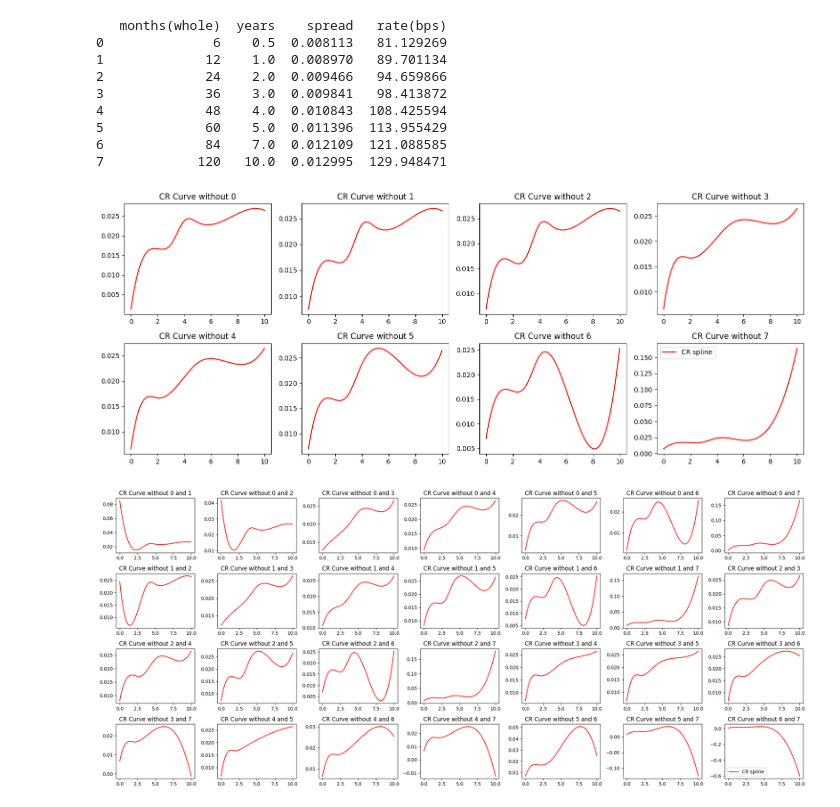
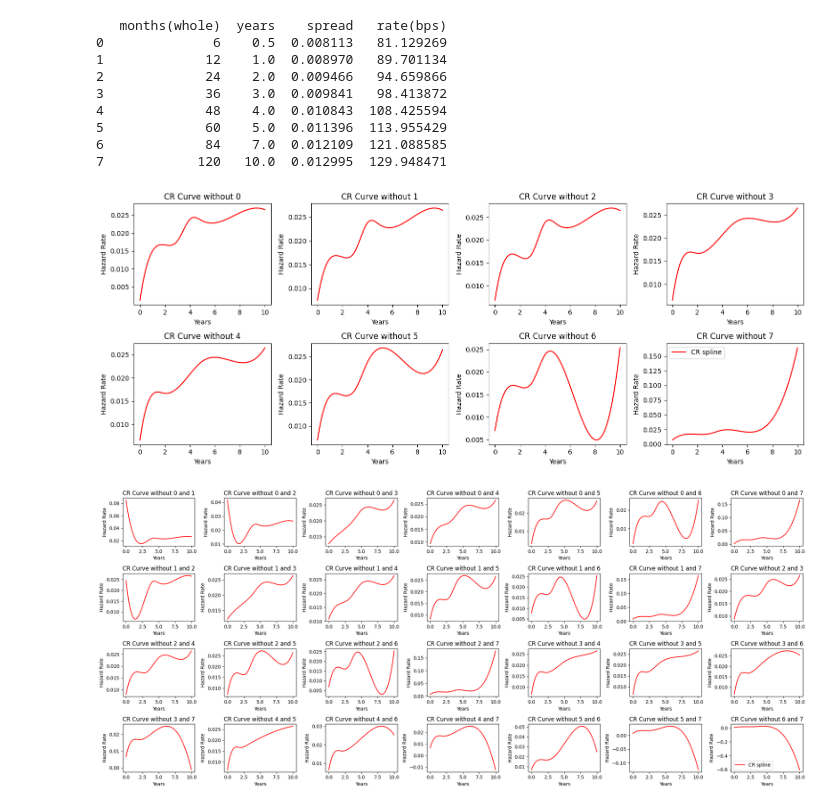
Before and after one commit to kasirajr/tesco-industry-project, a Jupyter notebook: termStructureCurves.ipynb, the cells around one changed output. Cells and saved outputs as stored; diff of their text form; code cells hidden in the pictures.

```diff
--- a/termStructureCurves.ipynb
+++ b/termStructureCurves.ipynb
@@ -39,8 +45,11 @@ for i in range(len(cr_termS)):
     y_spline = cr_model.termStructureSpline(x_range)
     axs.flatten()[i].set_title(f'CR Curve without {i}');
     axs.flatten()[i].plot(x_range, y_spline, color='red', label='CR spline')
+    axs.flatten()[i].set_xlabel("Years")
+    axs.flatten()[i].set_ylabel("Hazard Rate")
 plt.tight_layout()
 plt.legend()
+plt.savefig('yield_curve_graphs/stat_bootstrap_hazard_rate_1.png')
 plt.show()
 # %% [output]
    months(whole)  years    spread   rate(bps)
@@ -52,24 +61,27 @@ plt.show()
 5             60    5.0  0.011396  113.955429
 6             84    7.0  0.012109  121.088585
 7            120   10.0  0.012995  129.948471
-[figure, old version]
+[figure, new version]
 # %%
 fig, axs = plt.subplots(4, 7, figsize=(21, 9))
 k = 0
 for i in range(len(cr_termS)):
     j=i+1
     while j < len(cr_termS):
         new_cr_termS = cr_termS.drop([i, j]).reset_index(drop=True)
         cr_model = extended_cir.CreditRiskCIRPP(ir_termS, new_cr_termS, cr_params['k'][0], cr_params['theta'][0],
                                                 cr_params['sigma'][0], cr_params['x0'][0], cr_params['recovery_rate'][0], cr_params['premium_frequency'][0])
         x_range = np.linspace(0, 10, 1000)
         y_spline = cr_model.termStructureSpline(x_range)
         axs.flatten()[k].set_title(f'CR Curve without {i} and {j}');
         axs.flatten()[k].plot(x_range, y_spline, color='red', label='CR spline')
+        axs.flatten()[k].set_xlabel("Years")
+        axs.flatten()[k].set_ylabel("Hazard Rate")
         j+=1
         k+=1
 plt.tight_layout()
 plt.legend()
+plt.savefig('yield_curve_graphs/stat_bootstrap_hazard_rate_2.png')
 plt.show()
 # %% [output]
-[figure, old version]
+[figure, new version]
```
Also changed, not shown: parts of 2 cells of this notebook, 33 other files.
